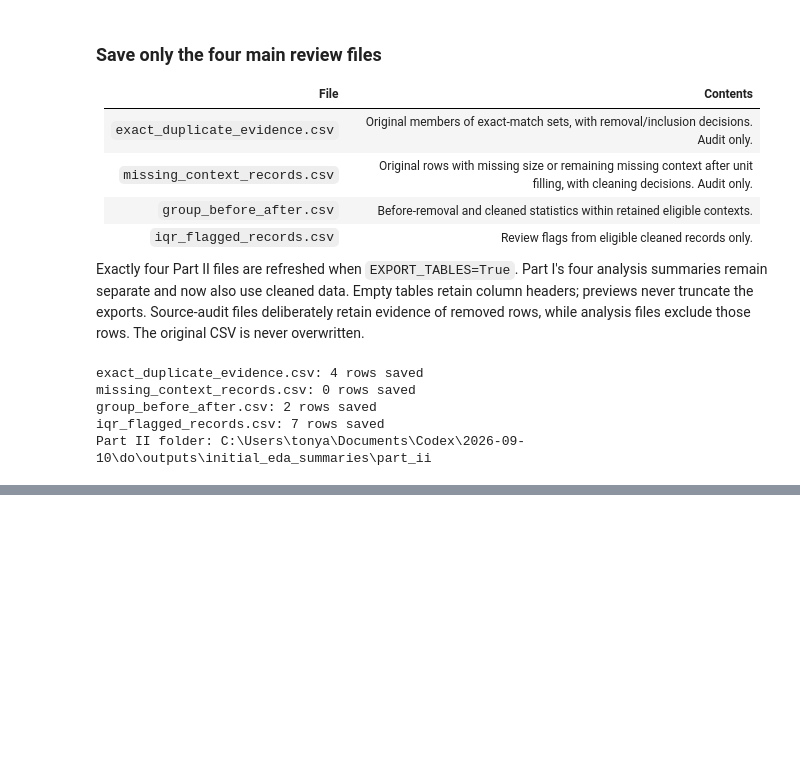
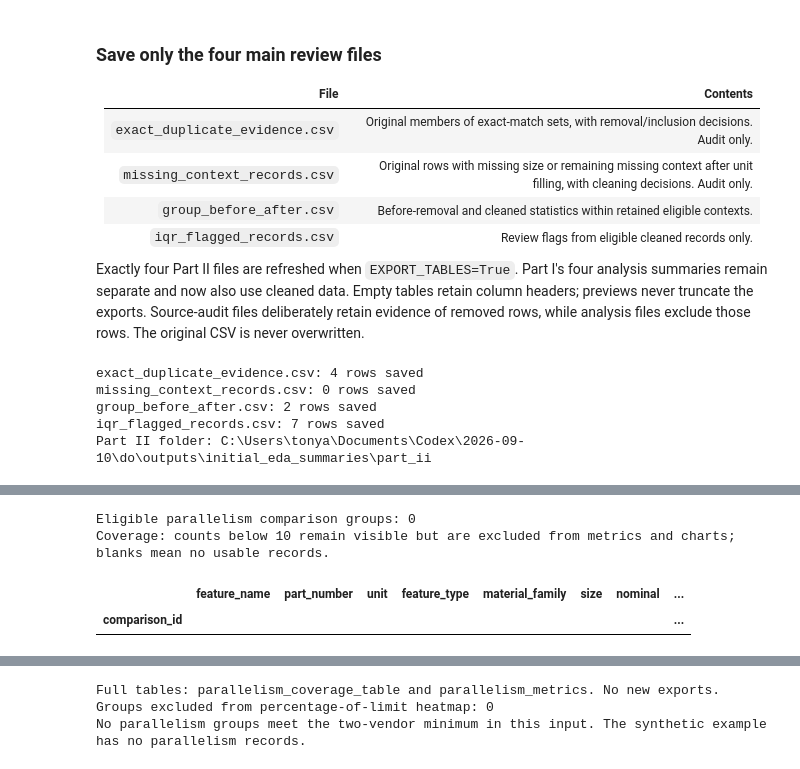
Before and after one commit to testcode851/Scripts, a Jupyter notebook: DSA/manufacturing_initial_eda_all_combinations.ipynb, the cells around one changed output, grey strips where cells are left out. Saved outputs shown, nothing was run; the diff lists cells and outputs as text; code cells hidden in the pictures; blank space fills up the shorter version.

```diff
--- a/DSA/manufacturing_initial_eda_all_combinations.ipynb
+++ b/DSA/manufacturing_initial_eda_all_combinations.ipynb
@@ -1329,0 +1421,68 @@ else:
+# %%
+# 7.1: Use all eligible cleaned parallelism records, regardless of the selected chart group.
+parallelism_records = vc_data.loc[
+    vc_data.feature_type.str.strip().str.casefold().eq("parallelism").fillna(False)
+].copy()
+parallelism_counts = parallelism_records.groupby(["comparison_id", "vendor_id"]).size().rename("measurements").reset_index()
+parallelism_qualified = parallelism_counts.loc[parallelism_counts.measurements >= MIN_VENDOR_MEASUREMENTS].copy()
+parallelism_group_ids = parallelism_qualified.groupby("comparison_id").size()
+parallelism_group_ids = parallelism_group_ids.loc[parallelism_group_ids >= 2].index
+parallelism_context = vc_lookup.loc[vc_lookup.comparison_id.isin(parallelism_group_ids)].copy()
+parallelism_qualified = parallelism_qualified.loc[parallelism_qualified.comparison_id.isin(parallelism_group_ids)]
+
+parallelism_coverage = parallelism_counts.loc[
+    parallelism_counts.comparison_id.isin(parallelism_group_ids)
+].pivot(index="comparison_id", columns="vendor_id", values="measurements").astype("Int64")
+parallelism_coverage_table = parallelism_context.set_index("comparison_id").join(parallelism_coverage)
+print(f"Eligible parallelism comparison groups: {len(parallelism_context):,}")
+print(f"Coverage: counts below {MIN_VENDOR_MEASUREMENTS} remain visible but are excluded from metrics and charts; blanks mean no usable records.")
+display(parallelism_coverage_table.head(TABLE_PREVIEW_ROWS))
+
+parallelism_measured = parallelism_records.merge(
+    parallelism_qualified[["comparison_id", "vendor_id"]],
+    on=["comparison_id", "vendor_id"], how="inner", validate="many_to_one")
+parallelism_measured["absolute_deviation"] = parallelism_measured.calculated_deviation.abs()
+parallelism_metrics = parallelism_measured.groupby(["comparison_id", "vendor_id"]).agg(
+    measurements=("actual", "size"),
+    median_deviation=("calculated_deviation", "median"),
+    median_absolute_deviation_from_nominal=("absolute_deviation", "median"),
+    iqr_deviation=("calculated_deviation", lambda values: values.quantile(.75) - values.quantile(.25)),
+    p95_absolute_deviation=("absolute_deviation", lambda values: values.quantile(.95)),
+    first_date=("date", "min"), last_date=("date", "max"),
+    missing_dates=("date", lambda values: int(values.isna().sum())),
+    assumed_standard_records=("unit_assumed_standard", "sum"),
+).reset_index().merge(parallelism_context, on="comparison_id", validate="many_to_one")
+
+# A negative actual in any eligible-context record blocks normalization for that entire group.
+parallelism_minimum = parallelism_records.groupby("comparison_id").actual.min()
+parallelism_normalization = parallelism_context.copy()
+parallelism_normalization["minimum_actual"] = parallelism_normalization.comparison_id.map(parallelism_minimum)
+parallelism_normalization["normalization_status"] = np.select(
+    [parallelism_normalization.nominal.ne(0),
+     parallelism_normalization.lower_tolerance.ne(0),
+     parallelism_normalization.upper_tolerance.le(0),
+     parallelism_normalization.minimum_actual.lt(0)],
+    ["not normalized: nominal is not zero", "not normalized: lower tolerance is not zero",
+     "not normalized: upper limit is not positive", "not normalized: negative actual values"],
+    default="ready")
+parallelism_metrics = parallelism_metrics.merge(
+    parallelism_normalization[["comparison_id", "normalization_status"]],
+    on="comparison_id", validate="many_to_one")
+parallelism_metrics["median_upper_limit_percent"] = np.nan
+parallelism_normalized = parallelism_metrics.normalization_status.eq("ready")
+parallelism_metrics.loc[parallelism_normalized, "median_upper_limit_percent"] = (
+    100 * parallelism_metrics.loc[parallelism_normalized, "median_absolute_deviation_from_nominal"]
+    / parallelism_metrics.loc[parallelism_normalized, "upper_tolerance"])
+display(parallelism_metrics.head(TABLE_PREVIEW_ROWS))
+print("Full tables: parallelism_coverage_table and parallelism_metrics. No new exports.")
+parallelism_not_normalized = parallelism_normalization.loc[parallelism_normalization.normalization_status.ne("ready")]
+print(f"Groups excluded from percentage-of-limit heatmap: {len(parallelism_not_normalized):,}")
+if not parallelism_not_normalized.empty:
+    display(parallelism_not_normalized)
+if parallelism_context.empty:
+    print("No parallelism groups meet the two-vendor minimum in this input. The synthetic example has no parallelism records.")
+# %% [output]
+Eligible parallelism comparison groups: 0
+Coverage: counts below 10 remain visible but are excluded from metrics and charts; blanks mean no usable records.
+|  | feature_name | part_number | unit | feature_type | material_family | size | nominal | ... |
+| comparison_id |  |  |  |  |  |  |  | ... |
@@ -1329,0 +1490,3 @@ else:
+Full tables: parallelism_coverage_table and parallelism_metrics. No new exports.
+Groups excluded from percentage-of-limit heatmap: 0
+No parallelism groups meet the two-vendor minimum in this input. The synthetic example has no parallelism records.
```
Also changed, not shown: parts of 6 cells of this notebook.
